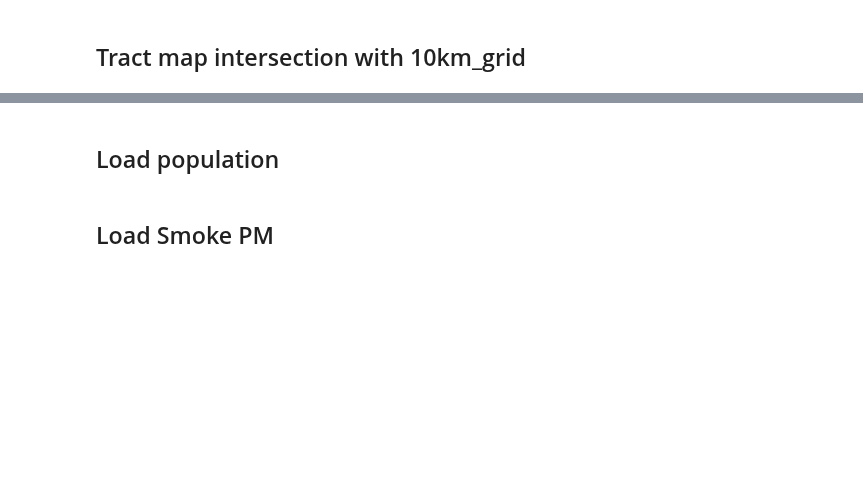
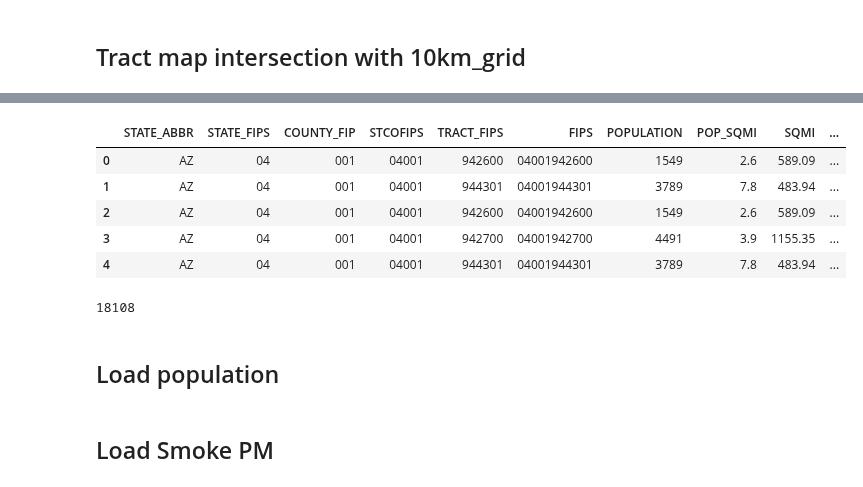
Before and after one commit to NSAPH-Projects/concurrence-climate-hazards, a Jupyter notebook: data/smoke_pm/aggregate_to_tract.ipynb, the cells around one changed output, grey strips where cells are left out. Cells and saved outputs as stored; diff of their text form; code cells hidden in the pictures; blank space fills up the shorter version.

```diff
--- a/data/smoke_pm/aggregate_to_tract.ipynb
+++ b/data/smoke_pm/aggregate_to_tract.ipynb
@@ -19,4 +25,17 @@ unit_cross = gpd.overlay(unit_gdf, grid_10km, how='intersection')
 unit_cross = unit_cross.to_crs('EPSG:2227')
 # %%
 unit_cross['area'] = unit_cross.geometry.area
+# %%
+unit_cross.head()
+# %% [output]
+|  | STATE_ABBR | STATE_FIPS | COUNTY_FIP | STCOFIPS | TRACT_FIPS | FIPS | POPULATION | POP_SQMI | SQMI | ... |
+| 0 | AZ | 04 | 001 | 04001 | 942600 | 04001942600 | 1549 | 2.6 | 589.09 | ... |
+| 1 | AZ | 04 | 001 | 04001 | 944301 | 04001944301 | 3789 | 7.8 | 483.94 | ... |
+| 2 | AZ | 04 | 001 | 04001 | 942600 | 04001942600 | 1549 | 2.6 | 589.09 | ... |
+| 3 | AZ | 04 | 001 | 04001 | 942700 | 04001942700 | 4491 | 3.9 | 1155.35 | ... |
+| 4 | AZ | 04 | 001 | 04001 | 944301 | 04001944301 | 3789 | 7.8 | 483.94 | ... |
+# %%
+len(unit_cross.FIPS.unique())
+# %% [output]
+18108
 # %%
```
Also changed, not shown: parts of 24 cells of this notebook.
